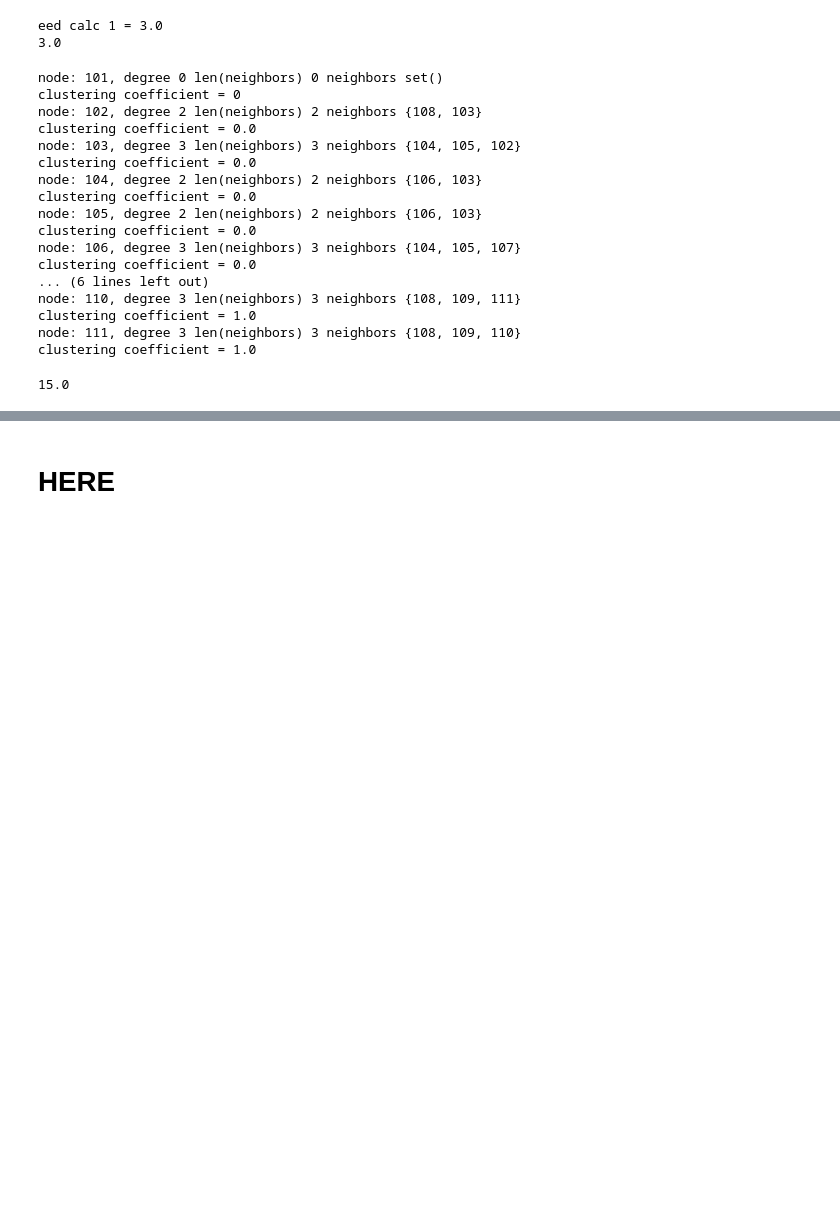
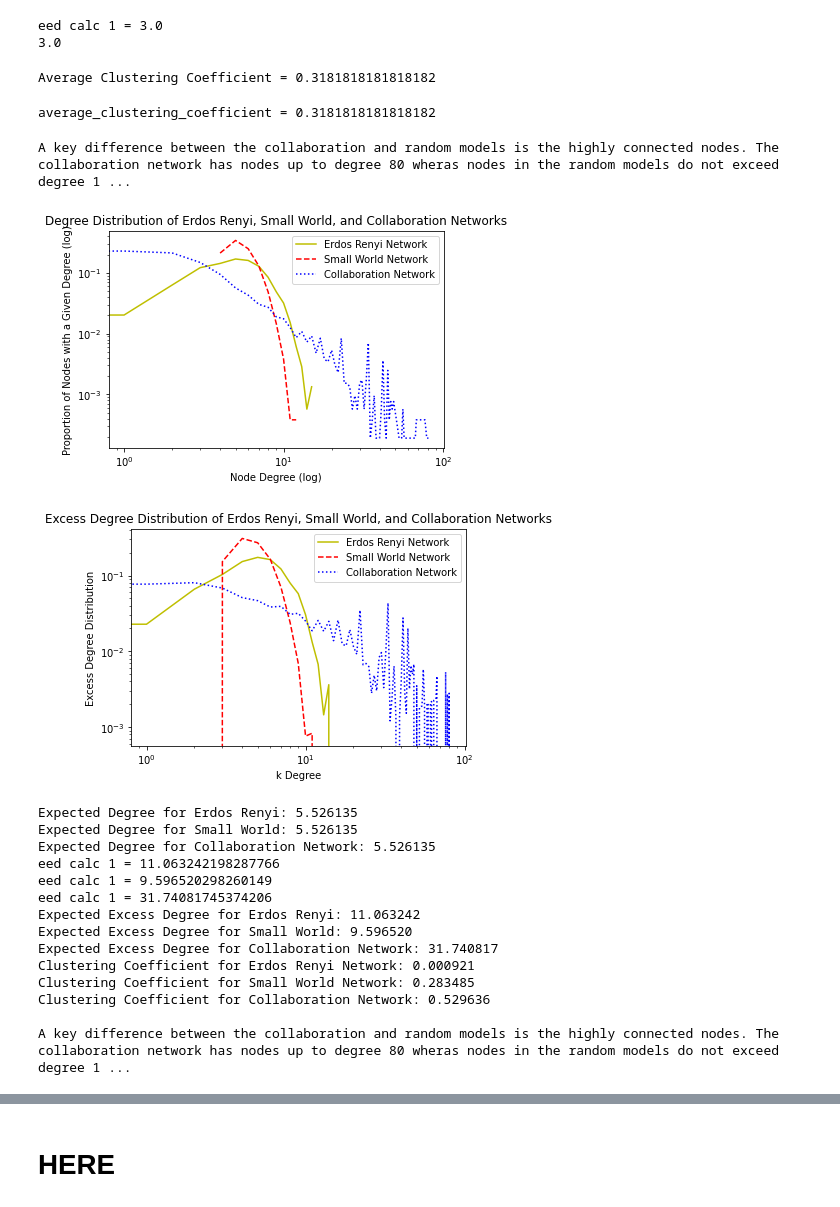
Before and after one commit to cwinsor/comp_6730, a Jupyter notebook: 02_homework/wip_01_generate_erdos.ipynb, the cells around one changed output, grey strips where cells are left out. Cells and saved outputs as stored; diff of their text form; code cells hidden in the pictures; blank space fills up the shorter version.

```diff
--- a/02_homework/wip_01_generate_erdos.ipynb
+++ b/02_homework/wip_01_generate_erdos.ipynb
@@ -173,29 +173,46 @@ def clustering_coefficient(Graph, neighbor_set):
 
         return actual_edge_count / n_choose_2
 
-for node in Graph.Nodes():
-    neighbor_set = neighbors_of_node(node)
-    print("node: {}, degree {} len(neighbors) {} neighbors {}".format(node.GetId(), node.GetDeg(), len(neighbor_set), neighbor_set))
-    print("clustering coefficient = {}".format(clustering_coefficient(Graph, neighbor_set)))
+def average_clustering_coefficient(Graph):
+    sum_clustering_coefficients = 0.0
+    for node in Graph.Nodes():
+        neighbor_set = neighbors_of_node(node)
+        # print("\nnode: {}, degree {} len(neighbors) {} neighbors {}".format(node.GetId(), node.GetDeg(), len(neighbor_set), neighbor_set))
+        clustering_coefficient_this_node = clustering_coefficient(Graph, neighbor_set)
+        # print("clustering coefficient = {}".format(clustering_coefficient_this_node))
+        sum_clustering_coefficients += clustering_coefficient_this_node
+    return sum_clustering_coefficients / Graph.GetNodes()
+
+acc = average_clustering_coefficient(Graph)
+print("Average Clustering Coefficient = {}".format(acc))
 # %% [output]
-node: 101, degree 0 len(neighbors) 0 neighbors set()
-clustering coefficient = 0
-node: 102, degree 2 len(neighbors) 2 neighbors {108, 103}
-clustering coefficient = 0.0
-node: 103, degree 3 len(neighbors) 3 neighbors {104, 105, 102}
-clustering coefficient = 0.0
-node: 104, degree 2 len(neighbors) 2 neighbors {106, 103}
-clustering coefficient = 0.0
-node: 105, degree 2 len(neighbors) 2 neighbors {106, 103}
-clustering coefficient = 0.0
-node: 106, degree 3 len(neighbors) 3 neighbors {104, 105, 107}
-clustering coefficient = 0.0
-... (6 lines left out)
-node: 110, degree 3 len(neighbors) 3 neighbors {108, 109, 111}
-clustering coefficient = 1.0
-node: 111, degree 3 len(neighbors) 3 neighbors {108, 109, 110}
-clustering coefficient = 1.0
+Average Clustering Coefficient = 0.3181818181818182
-# %%
-comb(6,2)
-# %% [output]
-15.0
+# %%
+y = winsor.calcClusteringCoefficient(Graph)
+print("average_clustering_coefficient = {}".format(y))
+# %% [output]
+average_clustering_coefficient = 0.3181818181818182
+# %%
+erdosRenyi = winsor.genErdosRenyi(5242, 14484)
+smallWorld = winsor.genSmallWorld(5242, 14484)
+collabNet = winsor.loadCollabNet("ca-GrQc.txt")
+# %%
+winsor.Q1_1()
+# %% [output]
+A key difference between the collaboration and random models is the highly connected nodes. The collaboration network has nodes up to degree 80 wheras nodes in the random models do not exceed degree 1 ...
+[figure, added]
+[figure, added]
+Expected Degree for Erdos Renyi: 5.526135
+Expected Degree for Small World: 5.526135
+Expected Degree for Collaboration Network: 5.526135
+eed calc 1 = 11.063242198287766
+eed calc 1 = 9.596520298260149
+eed calc 1 = 31.74081745374206
+Expected Excess Degree for Erdos Renyi: 11.063242
+Expected Excess Degree for Small World: 9.596520
+Expected Excess Degree for Collaboration Network: 31.740817
+Clustering Coefficient for Erdos Renyi Network: 0.000921
+Clustering Coefficient for Small World Network: 0.283485
+Clustering Coefficient for Collaboration Network: 0.529636
+
+A key difference between the collaboration and random models is the highly connected nodes. The collaboration network has nodes up to degree 80 wheras nodes in the random models do not exceed degree 1 ...
```
Also changed, not shown: parts of 3 cells of this notebook, 5 other files.
